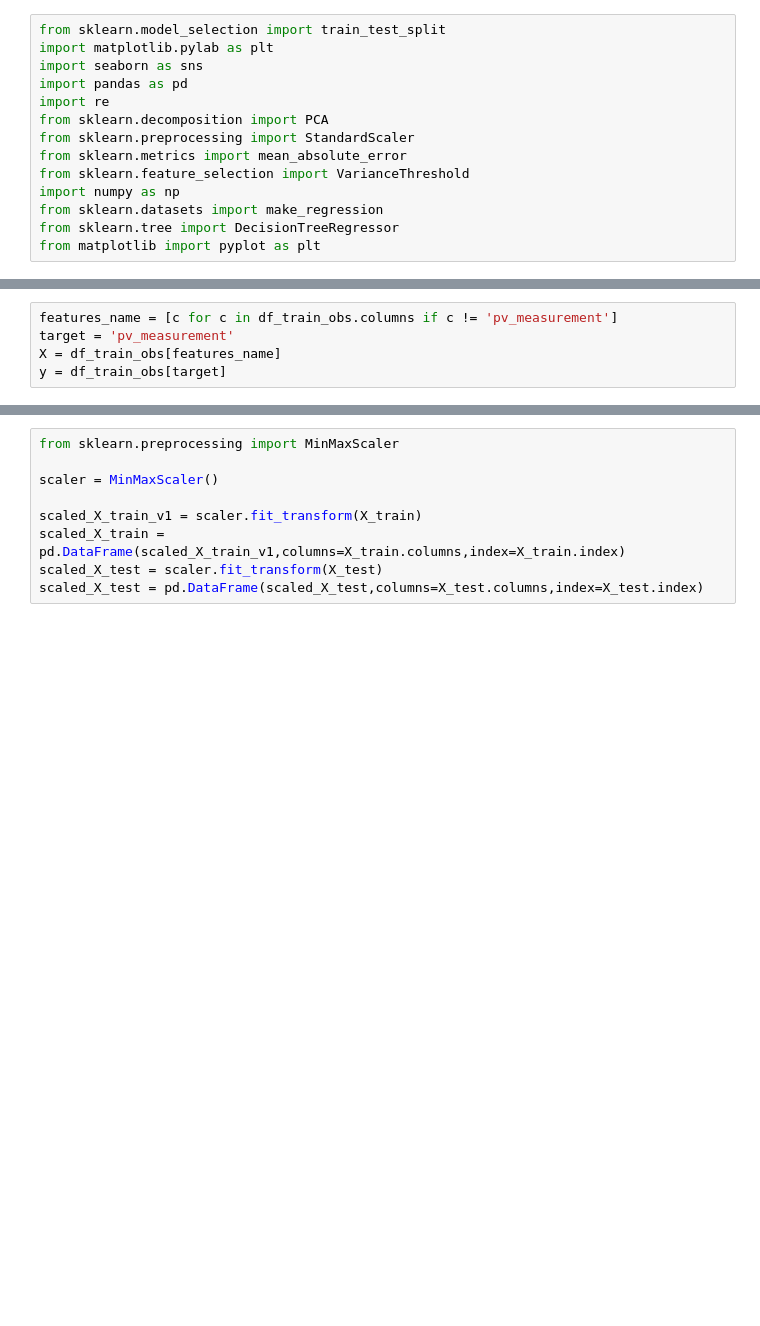
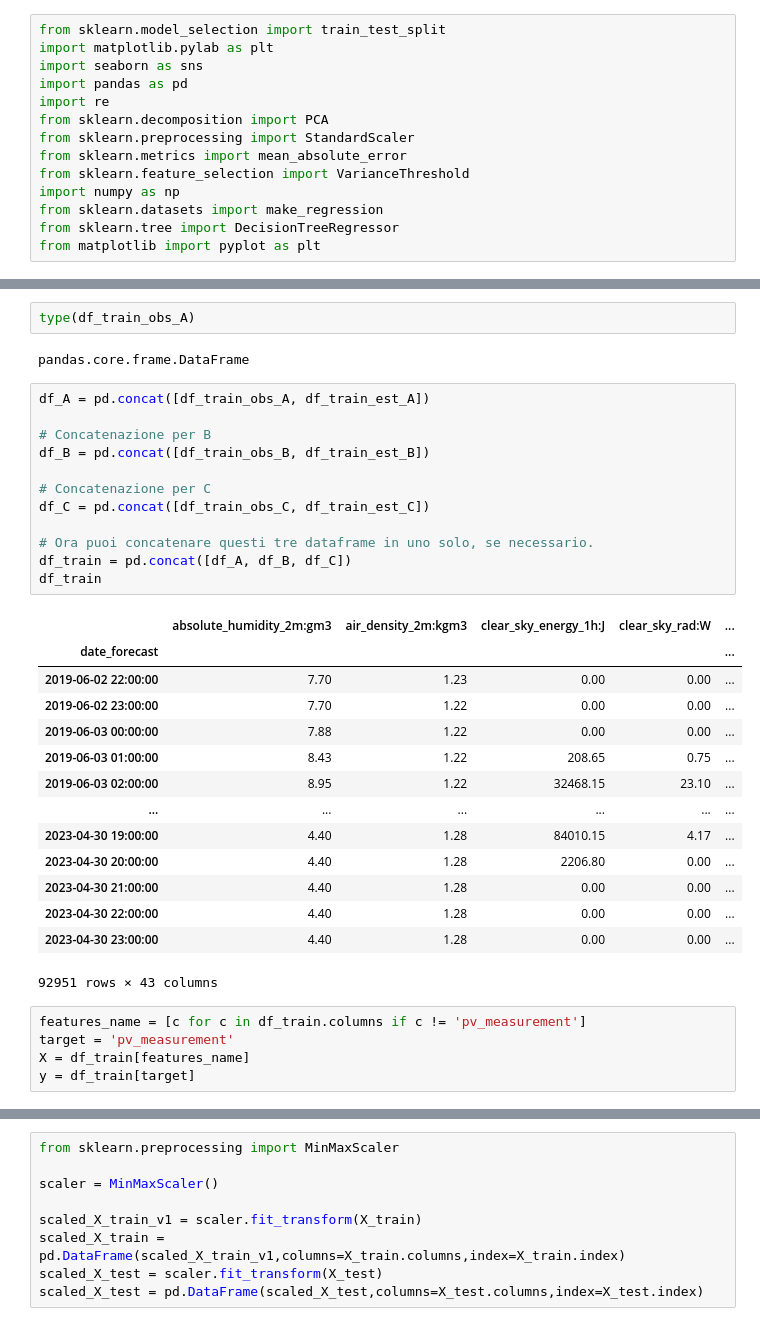
Before and after one commit to Claxl/Solar-Energy-Production-Forecasting, a Jupyter notebook: Data Exploration/EDA/FeatureSelection.ipynb, the cells around one changed output, grey strips where cells are left out. Saved outputs shown, nothing was run; the diff lists cells and outputs as text; blank space fills up the shorter version.

Commit message:
data csv

```diff
--- a/Data Exploration/EDA/FeatureSelection.ipynb
+++ b/Data Exploration/EDA/FeatureSelection.ipynb
@@ -28,7 +56,38 @@ df_test.set_index('date_forecast', inplace=True)
+# %%
+type(df_train_obs_A)
+# %% [output]
+pandas.core.frame.DataFrame
+# %%
+df_A = pd.concat([df_train_obs_A, df_train_est_A])
+
+# Concatenazione per B
+df_B = pd.concat([df_train_obs_B, df_train_est_B])
+
+# Concatenazione per C
+df_C = pd.concat([df_train_obs_C, df_train_est_C])
+
+# Ora puoi concatenare questi tre dataframe in uno solo, se necessario.
+df_train = pd.concat([df_A, df_B, df_C])
+df_train
+# %% [output]
+|  | absolute_humidity_2m:gm3 | air_density_2m:kgm3 | clear_sky_energy_1h:J | clear_sky_rad:W | ... |
+| date_forecast |  |  |  |  | ... |
+| 2019-06-02 22:00:00 | 7.70 | 1.23 | 0.00 | 0.00 | ... |
+| 2019-06-02 23:00:00 | 7.70 | 1.22 | 0.00 | 0.00 | ... |
+| 2019-06-03 00:00:00 | 7.88 | 1.22 | 0.00 | 0.00 | ... |
+| 2019-06-03 01:00:00 | 8.43 | 1.22 | 208.65 | 0.75 | ... |
+| 2019-06-03 02:00:00 | 8.95 | 1.22 | 32468.15 | 23.10 | ... |
+| ... | ... | ... | ... | ... | ... |
+| 2023-04-30 19:00:00 | 4.40 | 1.28 | 84010.15 | 4.17 | ... |
+| 2023-04-30 20:00:00 | 4.40 | 1.28 | 2206.80 | 0.00 | ... |
+| 2023-04-30 21:00:00 | 4.40 | 1.28 | 0.00 | 0.00 | ... |
+| 2023-04-30 22:00:00 | 4.40 | 1.28 | 0.00 | 0.00 | ... |
+| 2023-04-30 23:00:00 | 4.40 | 1.28 | 0.00 | 0.00 | ... |
+92951 rows × 43 columns
 # %%
-features_name = [c for c in df_train_obs.columns if c != 'pv_measurement']
+features_name = [c for c in df_train.columns if c != 'pv_measurement']
 target = 'pv_measurement'
-X = df_train_obs[features_name]
-y = df_train_obs[target]
+X = df_train[features_name]
+y = df_train[target]
 # %%
 X_train, X_test, y_train, y_test = train_test_split(X, y, test_size=0.1, shuffle = False)
```
Also changed, not shown: parts of 16 cells of this notebook, 9 other files.
